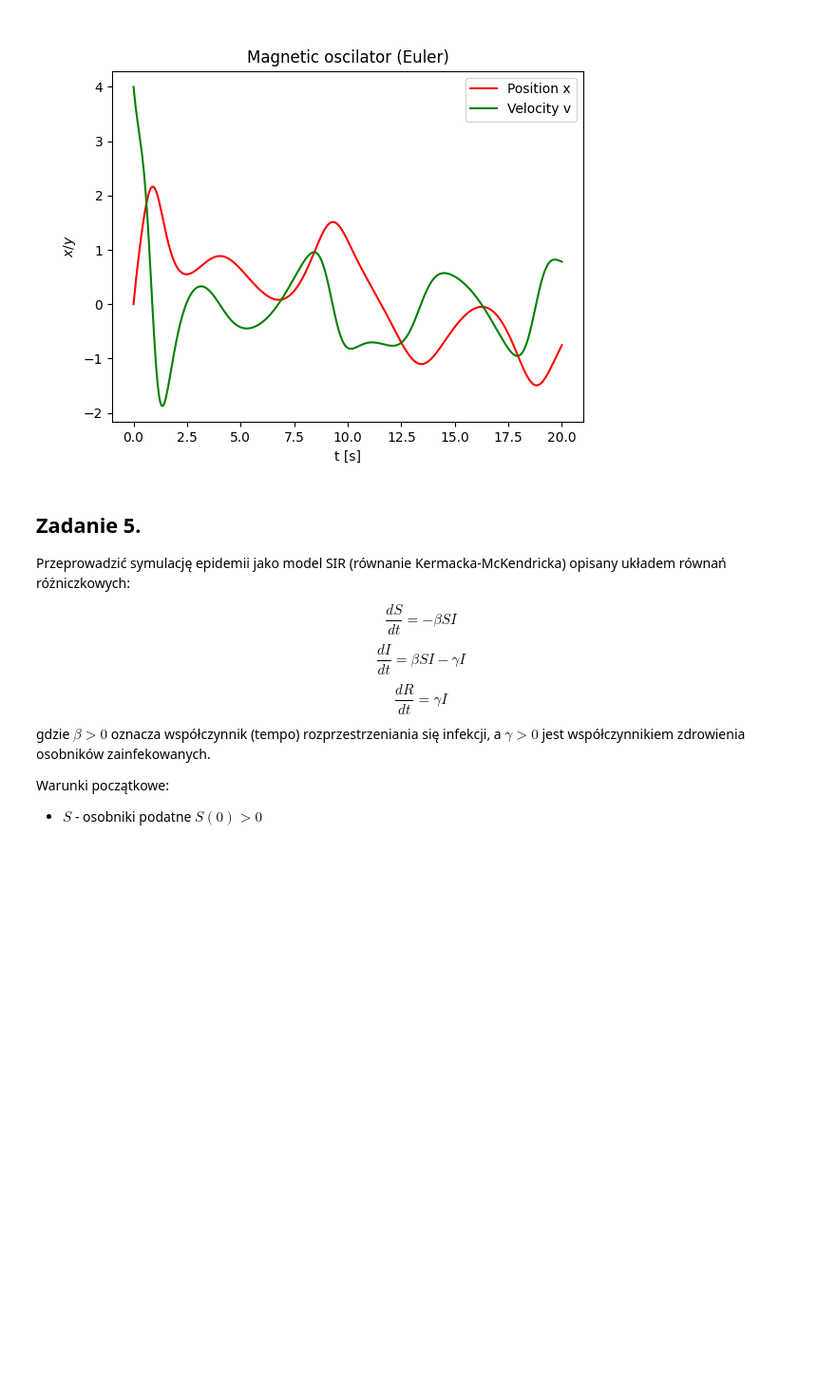
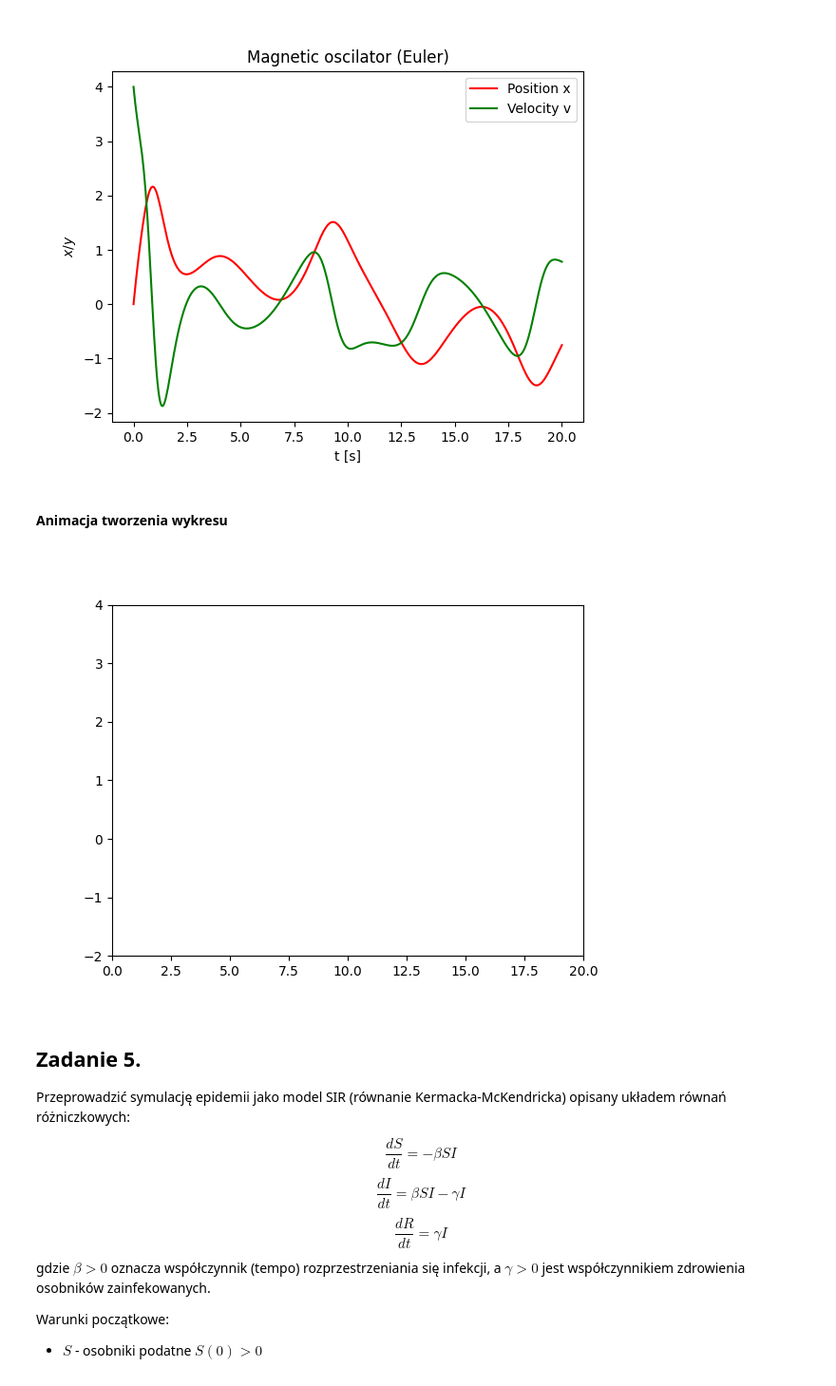
Before and after one commit to WSm-77/computional_methods_in_science_and_technology, a Jupyter notebook: lab11/11.Mownit_ODE_Lab11.ipynb, the cells around one changed output. Shown at 95% size. Cells and saved outputs as stored; diff of their text form; code cells hidden in the pictures; blank space fills up the shorter version.

```diff
--- a/lab11/11.Mownit_ODE_Lab11.ipynb
+++ b/lab11/11.Mownit_ODE_Lab11.ipynb
@@ -426,6 +466,33 @@ ax_magnetic_oscilator_euler.legend()
 plt.show()
 # %% [output]
 [figure]
+# %% [markdown]
+#### Animacja tworzenia wykresu
+# %%
+fig, ax_magnetic_oscilator_animation = plt.subplots()
+lines_magnetic_oscilator = [ax_magnetic_oscilator_animation.plot([], [], lw=2)[0] for _ in range(2)]
+colors = ['r', 'g']
+ax_magnetic_oscilator_animation.set_ylim(-2.0, 4.0)
+ax_magnetic_oscilator_animation.set_xlim(*t_span)
+
+def init_magnetic_oscilator():
+    for line in lines_magnetic_oscilator:
+        line.set_data([], [])
+    return lines_magnetic_oscilator
+
+def animate_magnetic_oscilator(i):
+    lines_magnetic_oscilator[0].set_data(t_eval_magnetic_oscilator_rk[:i], sol_euler_magnetic_oscilator[:i, 0])
+    lines_magnetic_oscilator[1].set_data(t_eval_magnetic_oscilator_rk[:i], sol_euler_magnetic_oscilator[:i, 1])
+
+    for line, color in zip(lines_magnetic_oscilator, colors):
+        line.set_color(color)
+
+    return lines_magnetic_oscilator
+
+ani = FuncAnimation(fig, animate_magnetic_oscilator, init_func=init_magnetic_oscilator, frames=len(t_eval_magnetic_oscilator_rk), interval=10, blit=True)
+plt.show()
+# %% [output]
+[figure, added]
 # %% [markdown]
 ## Zadanie 5.
 
```
Also changed, not shown: parts of 31 cells of this notebook.
